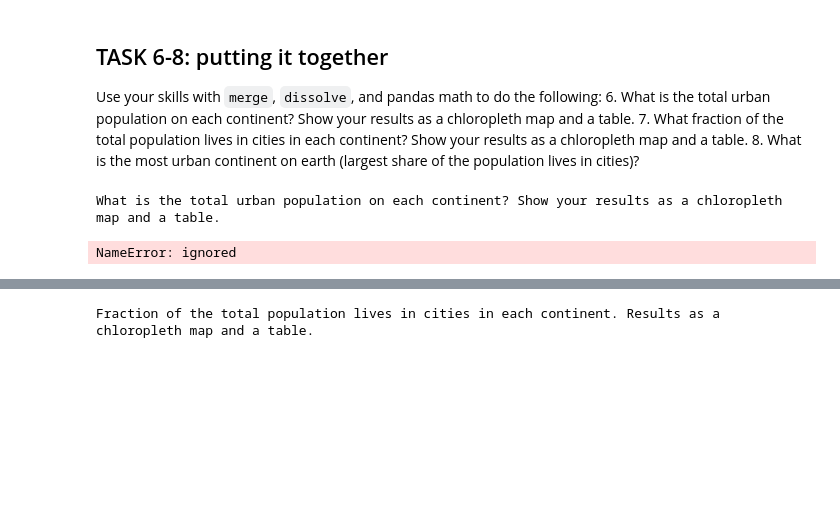
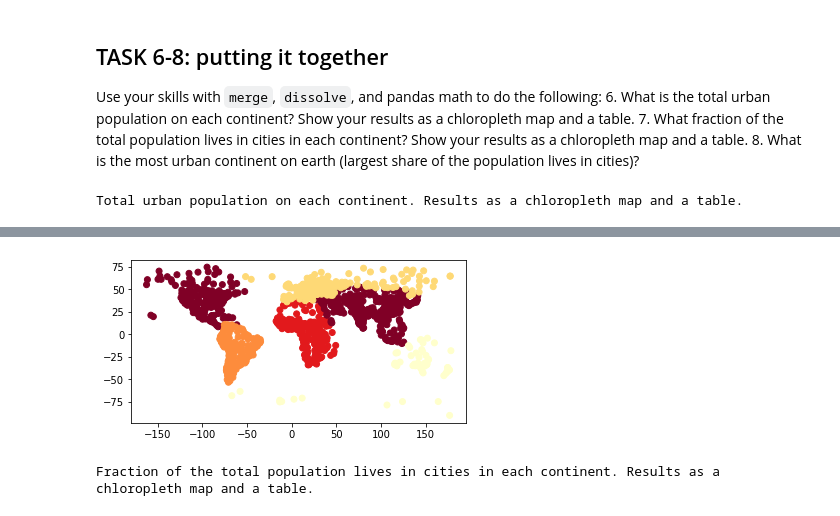
Before and after one commit to abmccart/EnvDatSci22, a Jupyter notebook: CodeSprints/VectorData101.ipynb, the cells around one changed output, grey strips where cells are left out. Saved outputs shown, nothing was run; the diff lists cells and outputs as text; code cells hidden in the pictures; blank space fills up the shorter version.

```diff
--- a/CodeSprints/VectorData101.ipynb
+++ b/CodeSprints/VectorData101.ipynb
@@ -618,8 +755,7 @@ Use your skills with `merge`, `dissolve`, and pandas math to do the following:
  # Dissolve into country aggregates, collecting the sum of other attributes
 pop_by_continent = cities_with_country.dissolve(by='continent', aggfunc='sum')
 
-pop_by_continent.plot(column = 'pop_est', scheme='quantiles', cmap='YlOrRd');
+pop_by_continent.plot(column = 'pop_max', scheme='quantiles', cmap='YlOrRd');
 pop_by_continent.head()
 # %% [output]
-What is the total urban population on each continent? Show your results as a chloropleth map and a table.
+Total urban population on each continent. Results as a chloropleth map and a table.
-NameError: ignored
@@ -626,3 +769,4 @@ NameError: ignored
+[figure, added]
 # %%
 # Task 7 code here:
 print("Fraction of the total population lives in cities in each continent. Results as a chloropleth map and a table.")
```
Also changed, not shown: parts of 21 cells of this notebook.
